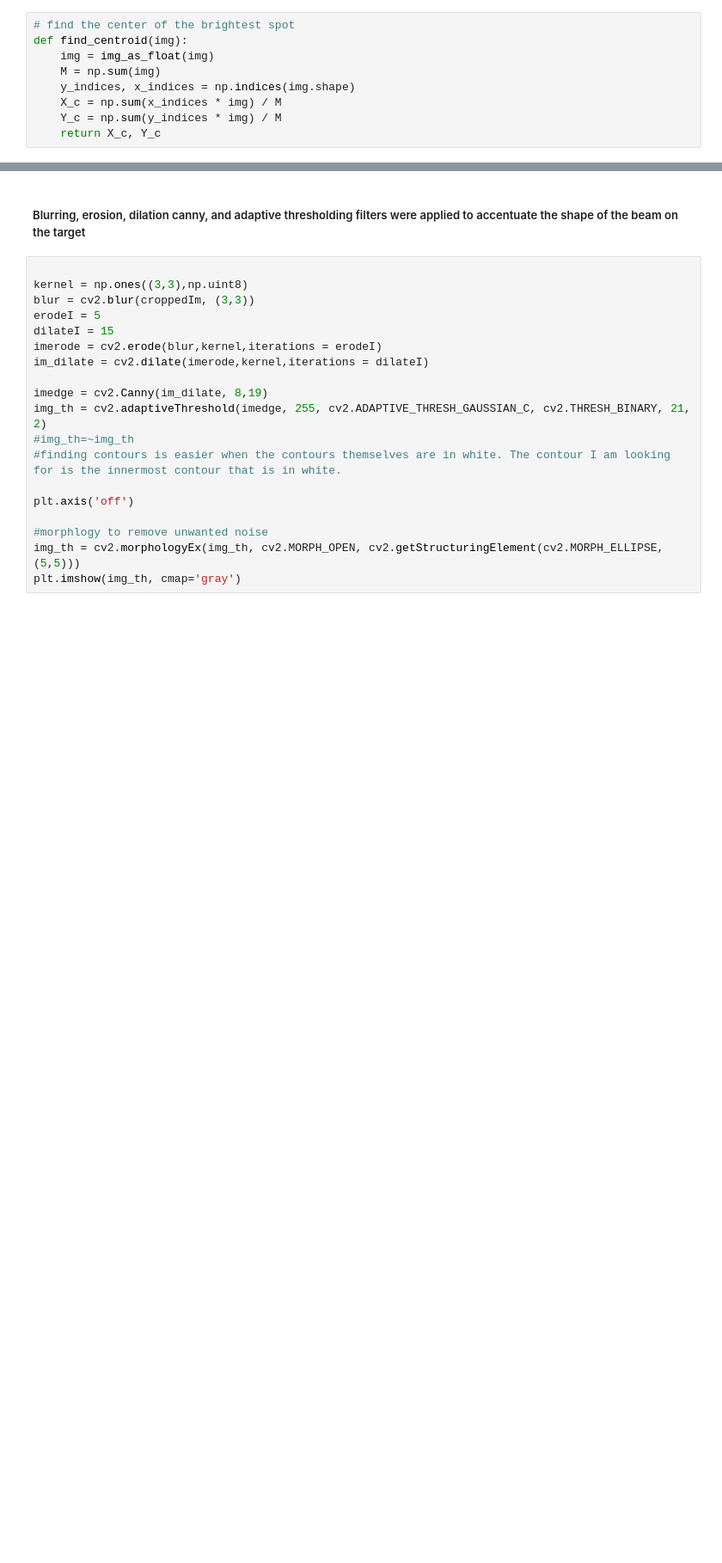
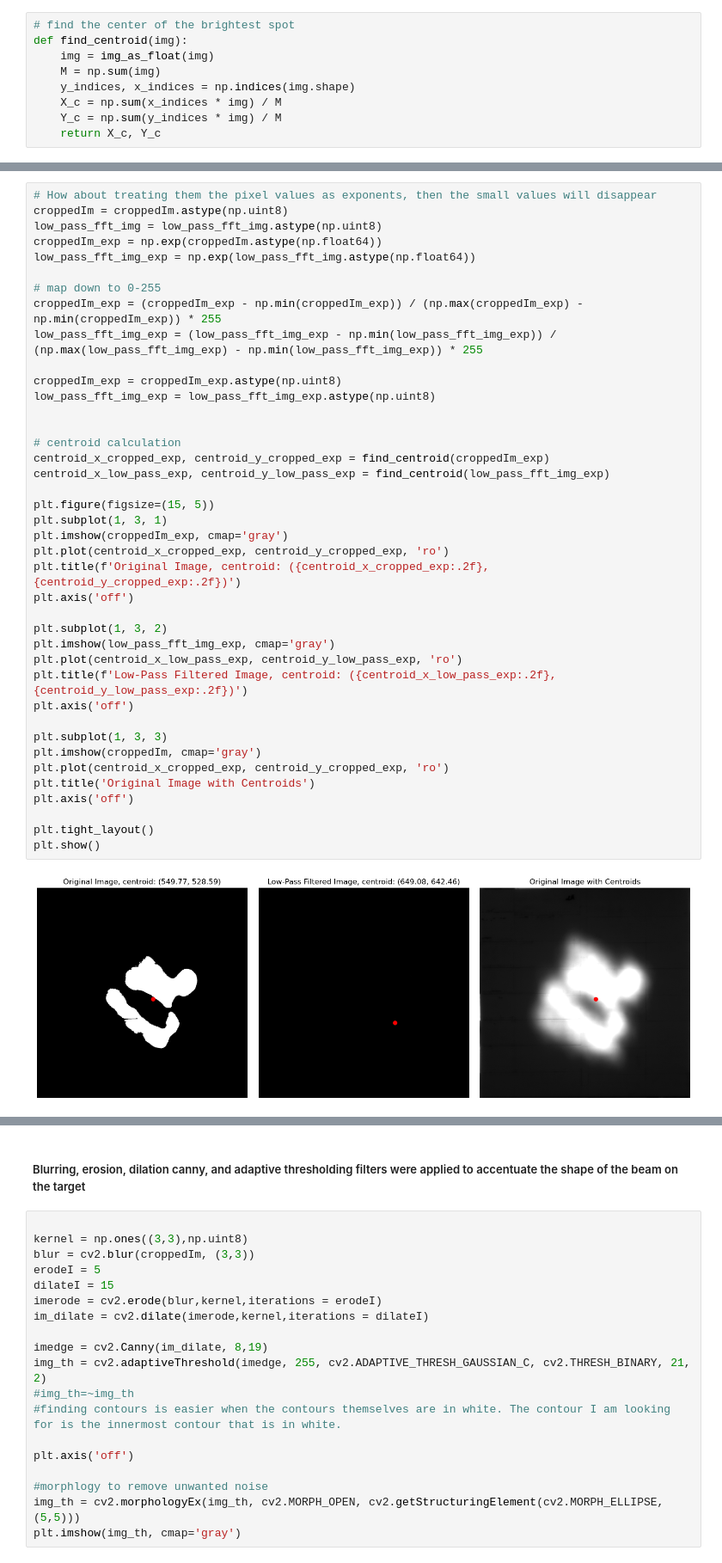
Before and after one commit to NREL/NREL-Beam-Characterization, a Jupyter notebook: NREL-BCS.ipynb, the cells around one changed output, grey strips where cells are left out. Shown at 86% size. Saved outputs shown, nothing was run; the diff lists cells and outputs as text; blank space fills up the shorter version.

```diff
--- a/NREL-BCS.ipynb
+++ b/NREL-BCS.ipynb
@@ -522,0 +544,42 @@ plt.show()
+# %%
+# How about treating them the pixel values as exponents, then the small values will disappear
+croppedIm = croppedIm.astype(np.uint8)
+low_pass_fft_img = low_pass_fft_img.astype(np.uint8)
+croppedIm_exp = np.exp(croppedIm.astype(np.float64))
+low_pass_fft_img_exp = np.exp(low_pass_fft_img.astype(np.float64))
+
+# map down to 0-255
+croppedIm_exp = (croppedIm_exp - np.min(croppedIm_exp)) / (np.max(croppedIm_exp) - np.min(croppedIm_exp)) * 255
+low_pass_fft_img_exp = (low_pass_fft_img_exp - np.min(low_pass_fft_img_exp)) / (np.max(low_pass_fft_img_exp) - np.min(low_pass_fft_img_exp)) * 255
+
+croppedIm_exp = croppedIm_exp.astype(np.uint8)
+low_pass_fft_img_exp = low_pass_fft_img_exp.astype(np.uint8)
+
+
+# centroid calculation
+centroid_x_cropped_exp, centroid_y_cropped_exp = find_centroid(croppedIm_exp)
+centroid_x_low_pass_exp, centroid_y_low_pass_exp = find_centroid(low_pass_fft_img_exp)
+
+plt.figure(figsize=(15, 5))
+plt.subplot(1, 3, 1)
+plt.imshow(croppedIm_exp, cmap='gray')
+plt.plot(centroid_x_cropped_exp, centroid_y_cropped_exp, 'ro')
+plt.title(f'Original Image, centroid: ({centroid_x_cropped_exp:.2f}, {centroid_y_cropped_exp:.2f})')
+plt.axis('off')
+
+plt.subplot(1, 3, 2)
+plt.imshow(low_pass_fft_img_exp, cmap='gray')
+plt.plot(centroid_x_low_pass_exp, centroid_y_low_pass_exp, 'ro')
+plt.title(f'Low-Pass Filtered Image, centroid: ({centroid_x_low_pass_exp:.2f}, {centroid_y_low_pass_exp:.2f})')
+plt.axis('off')
+
+plt.subplot(1, 3, 3)
+plt.imshow(croppedIm, cmap='gray')
+plt.plot(centroid_x_cropped_exp, centroid_y_cropped_exp, 'ro')
+plt.title('Original Image with Centroids')
+plt.axis('off')
+
+plt.tight_layout()
+plt.show()
+# %% [output]
+[figure, added]
```
Also changed, not shown: parts of 12 cells of this notebook, 3 other files.
